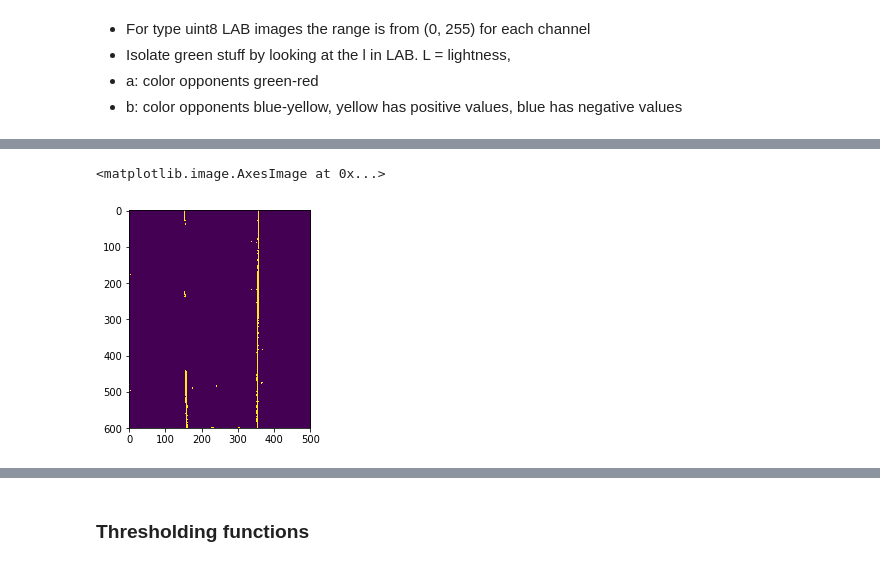
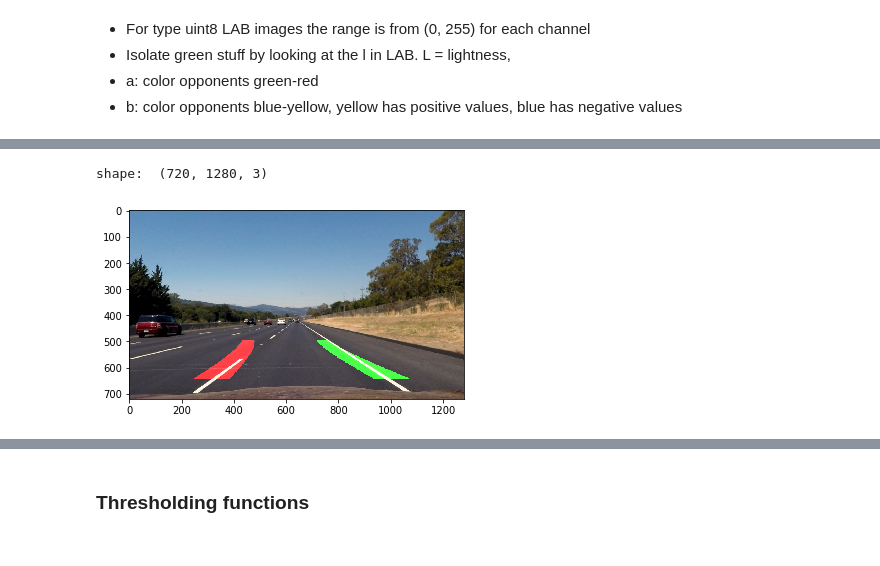
Before and after one commit to JonathanCMitchell/Advanced-Lane-Line-Detection, a Jupyter notebook: LaneLines.ipynb, the cells around one changed output, grey strips where cells are left out. Cells and saved outputs as stored; diff of their text form; code cells hidden in the pictures.

Commit message:
[feature] - adds weighted lane lines to original image

```diff
--- a/LaneLines.ipynb
+++ b/LaneLines.ipynb
@@ -226,6 +259,5 @@ def draw_lines_weighted( points, mask):
 laneFinder = LaneFinder(settings.ORIGINAL_SIZE, settings.UNWARPED_SIZE, camera_matrix, dist_coeffs,
                         M, x_pixels_per_meter, y_pixels_per_meter)
 # %%
-weighted, tmp, mask = laneFinder.find_lane(test_2)
-plt.imshow(weighted)
+road_lines = laneFinder.find_lane(test_2)
 # %% [output]
@@ -240,8 +266,9 @@ plt.imshow(tmp)
-# %%
-plt.imshow(mask)
-# %% [output]
-<matplotlib.image.AxesImage at 0x...>
-[figure, removed]
+# %%
+plt.imshow(road_lines)
+print('shape: ', road_lines.shape)
+# %% [output]
+shape:  (720, 1280, 3)
+[figure, added]
 # %%
 class LaneFinder():
     def __init__(self,
```
Also changed, not shown: parts of 5 cells of this notebook, 1 other file.
